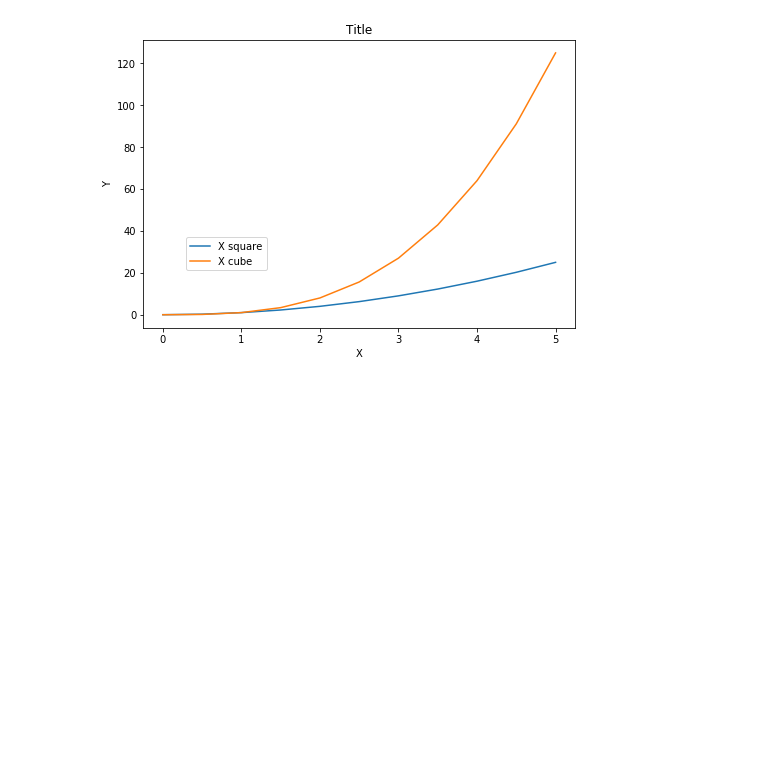
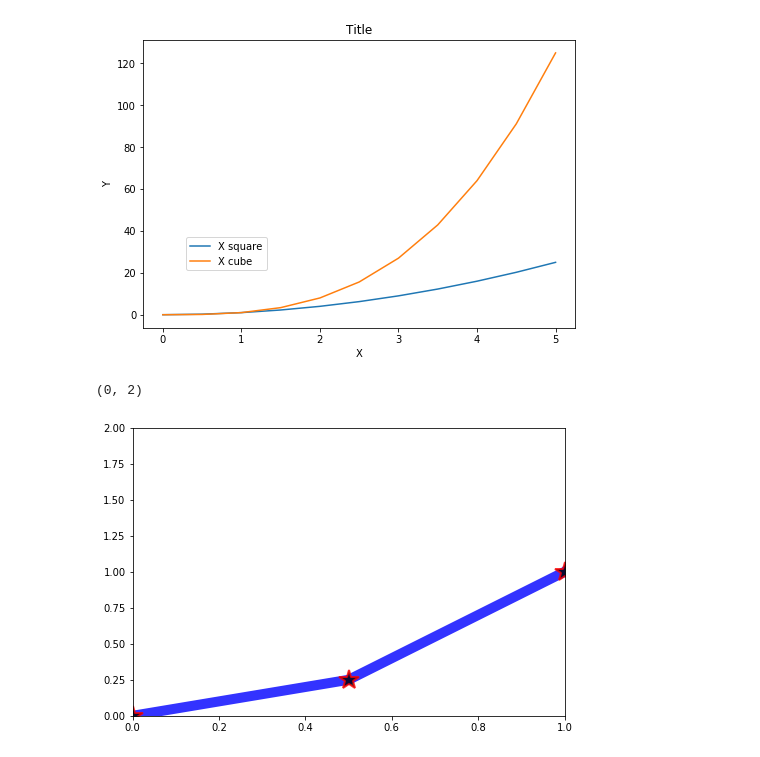
Before and after one commit to wwkb123/Python_And_MachineLearning_practice, a Jupyter notebook: Matplotlib.ipynb, the cells around one changed output. Drawn from its saved outputs; the diff is of its cells as text; code cells hidden in the pictures; blank space fills up the shorter version.

```diff
--- a/Matplotlib.ipynb
+++ b/Matplotlib.ipynb
@@ -108,3 +108,12 @@ ax.legend(loc=(0.1,0.2))
 # %% [output]
 <matplotlib.legend.Legend at 0x...>
 [figure]
+# %%
+fig = plt.figure()
+ax = fig.add_axes([0,0,1,1])
+ax.plot(x,y,color="blue",lw=10,alpha=0.8,ls="-",marker='*',markersize=20,markerfacecolor="black",markeredgewidth=2,markeredgecolor="red")
+ax.set_xlim([0,1])
+ax.set_ylim([0,2])
+# %% [output]
+(0, 2)
+[figure, added]
```
